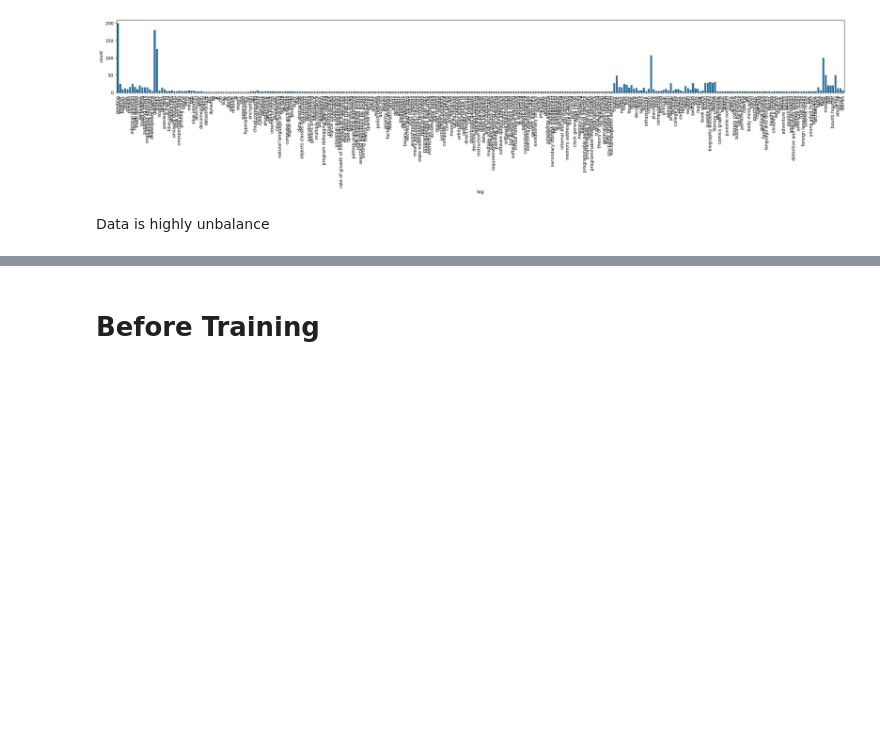
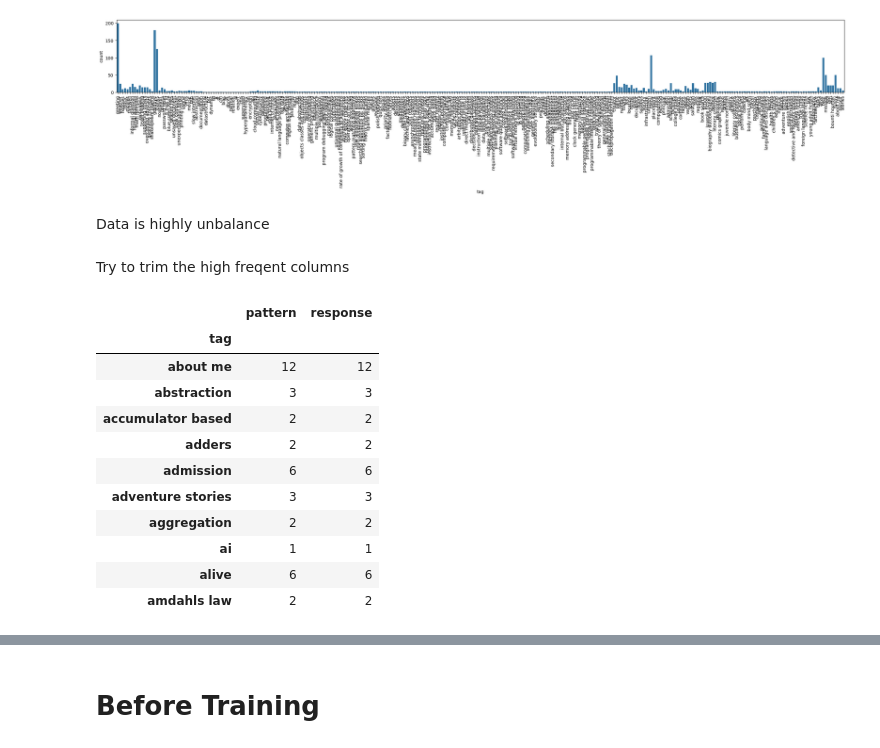
Before and after one commit to YosefSamy019/DEPI_graduation_project, a Jupyter notebook: simple_chatbot_code/chatbot.ipynb, the cells around one changed output, grey strips where cells are left out. Cells and saved outputs as stored; diff of their text form; code cells hidden in the pictures; blank space fills up the shorter version.

```diff
--- a/simple_chatbot_code/chatbot.ipynb
+++ b/simple_chatbot_code/chatbot.ipynb
@@ -238,3 +238,21 @@ sns.countplot(data=df, x='tag')
 [figure]
 # %% [markdown]
 Data is highly unbalance
+# %% [markdown]
+Try to trim the high freqent columns
+# %%
+freq_table = df.groupby('tag').count()
+freq_table.head(10)
+# %% [output]
+|  | pattern | response |
+| tag |  |  |
+| about me | 12 | 12 |
+| abstraction | 3 | 3 |
+| accumulator based | 2 | 2 |
+| adders | 2 | 2 |
+| admission | 6 | 6 |
+| adventure stories | 3 | 3 |
+| aggregation | 2 | 2 |
+| ai | 1 | 1 |
+| alive | 6 | 6 |
+| amdahls law | 2 | 2 |
```
Also changed, not shown: parts of 11 cells of this notebook, 7 other files.
